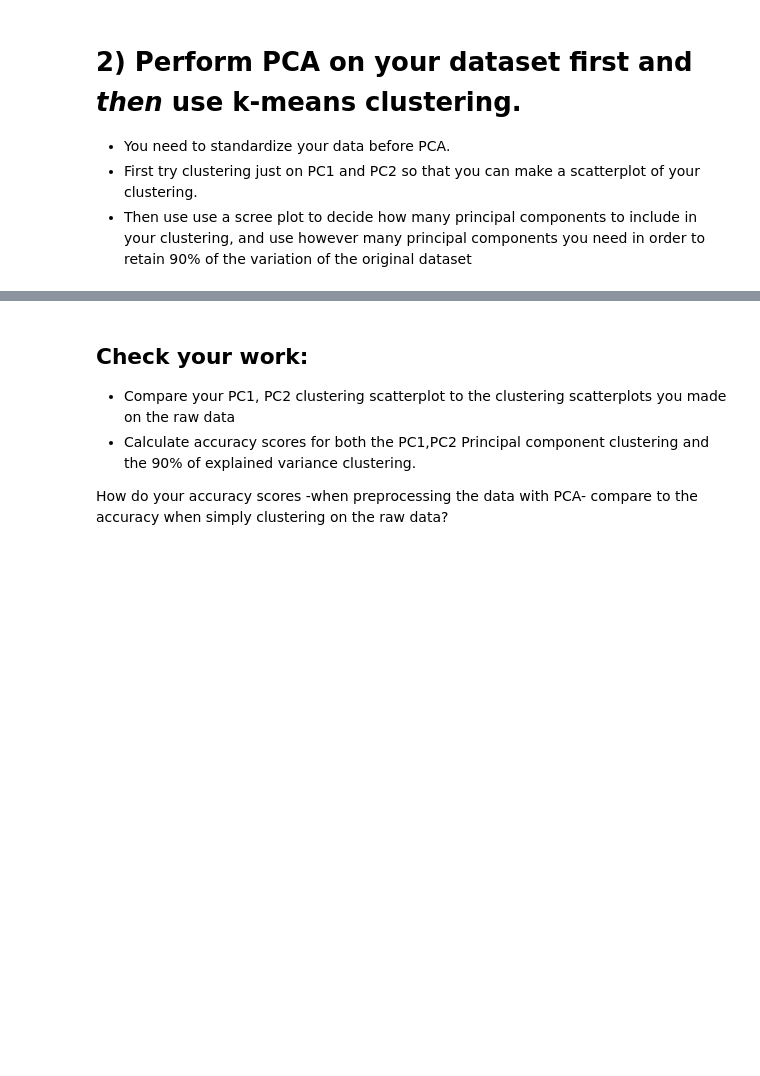
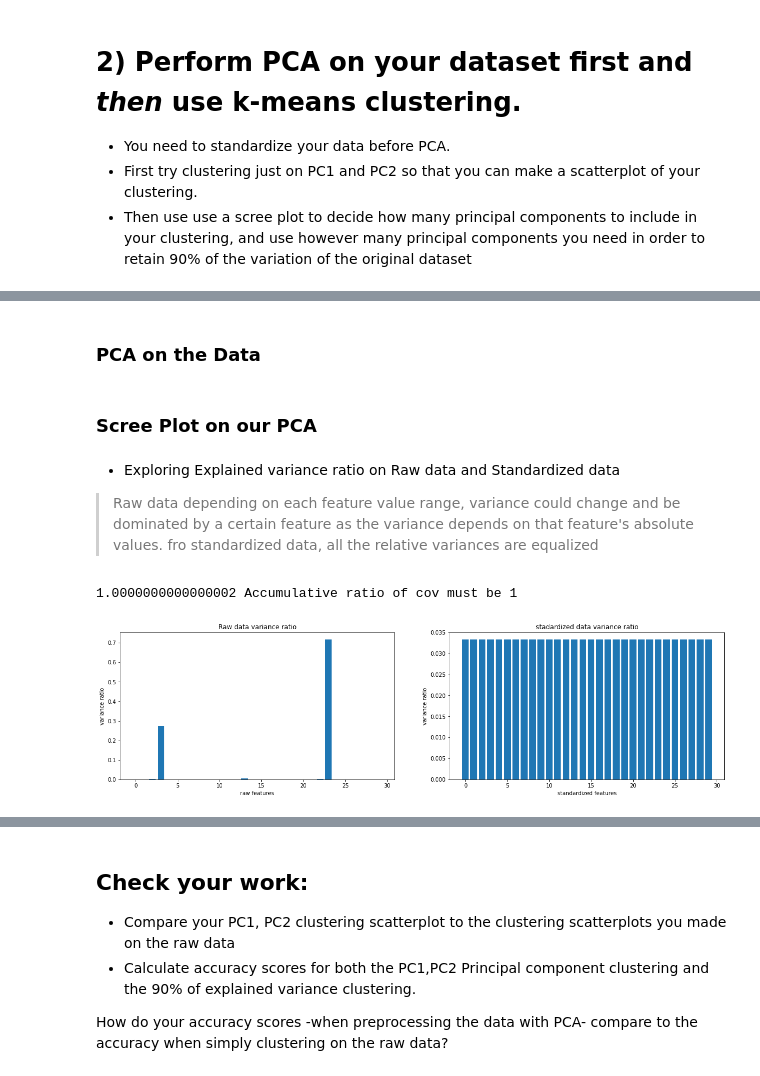
Before and after one commit to skhabiri/DS-Unit-1-Sprint-3-Linear-Algebra, a Jupyter notebook: module4-clustering/skhabiri_LS_DS_134_Clustering_Assignment.ipynb, the cells around one changed output, grey strips where cells are left out. Saved outputs shown, nothing was run; the diff lists cells and outputs as text; code cells hidden in the pictures; blank space fills up the shorter version.

```diff
--- a/module4-clustering/skhabiri_LS_DS_134_Clustering_Assignment.ipynb
+++ b/module4-clustering/skhabiri_LS_DS_134_Clustering_Assignment.ipynb
@@ -190,0 +345,3 @@ This is something that in a truly unsupervised learning situation **WOULD NOT BE
+# %%
+df1 =df0.drop(labels="cluster", axis=1)
+df1.head()
@@ -190,0 +355,3 @@ This is something that in a truly unsupervised learning situation **WOULD NOT BE
+# %%
+cov_raw = df1.cov()
+cov_raw
@@ -190,0 +378,4 @@ This is something that in a truly unsupervised learning situation **WOULD NOT BE
+# %%
+scaler = StandardScaler()
+Z = scaler.fit_transform(df1)
+print(Z.shape); Z
@@ -190,0 +397,35 @@ This is something that in a truly unsupervised learning situation **WOULD NOT BE
+# %% [markdown]
+### PCA on the Data
+# %% [markdown]
+### Scree Plot on our PCA
+# %% [markdown]
+* Exploring Explained variance ratio on Raw data and Standardized data
+> Raw data depending on each feature value range, variance could change and be dominated by a certain feature as the variance depends on that feature's absolute values.
+> fro standardized data, all the relative variances are equalized
+# %%
+cov_z = pd.DataFrame(Z).cov()
+
+cov_sum = np.array([cov_raw.iloc[i,i] for i in range(cov_raw.shape[1])]).sum()
+cov_sumz = np.array([cov_z.iloc[i,i] for i in range(cov_z.shape[1])]).sum()
+
+cov_ratio = np.array([cov_raw.iloc[i,i] for i in range(cov_raw.shape[1])])/cov_sum
+cov_ratioz = np.array([cov_z.iloc[i,i] for i in range(cov_z.shape[1])])/cov_sumz
+
+print(cov_ratio.sum(), "Accumulative ratio of cov must be 1")
+
+fig, (ax1, ax2) = plt.subplots(1,2, figsize=(20,5))
+
+ax1.bar(x=range(len(cov_ratio)), height=cov_ratio)
+ax1.set_title("Raw data variance ratio")
+ax1.set_xlabel("raw features")
+ax1.set_ylabel("variance ratio")
+
+ax2.bar(x=range(len(cov_ratioz)), height=cov_ratioz)
+ax2.set_title("stadardized data variance ratio")
+ax2.set_xlabel("standardized features")
+ax2.set_ylabel("variance ratio")
+
+plt.show()
+# %% [output]
+1.0000000000000002 Accumulative ratio of cov must be 1
+[figure, added]
```
Also changed, not shown: parts of 56 cells of this notebook.
